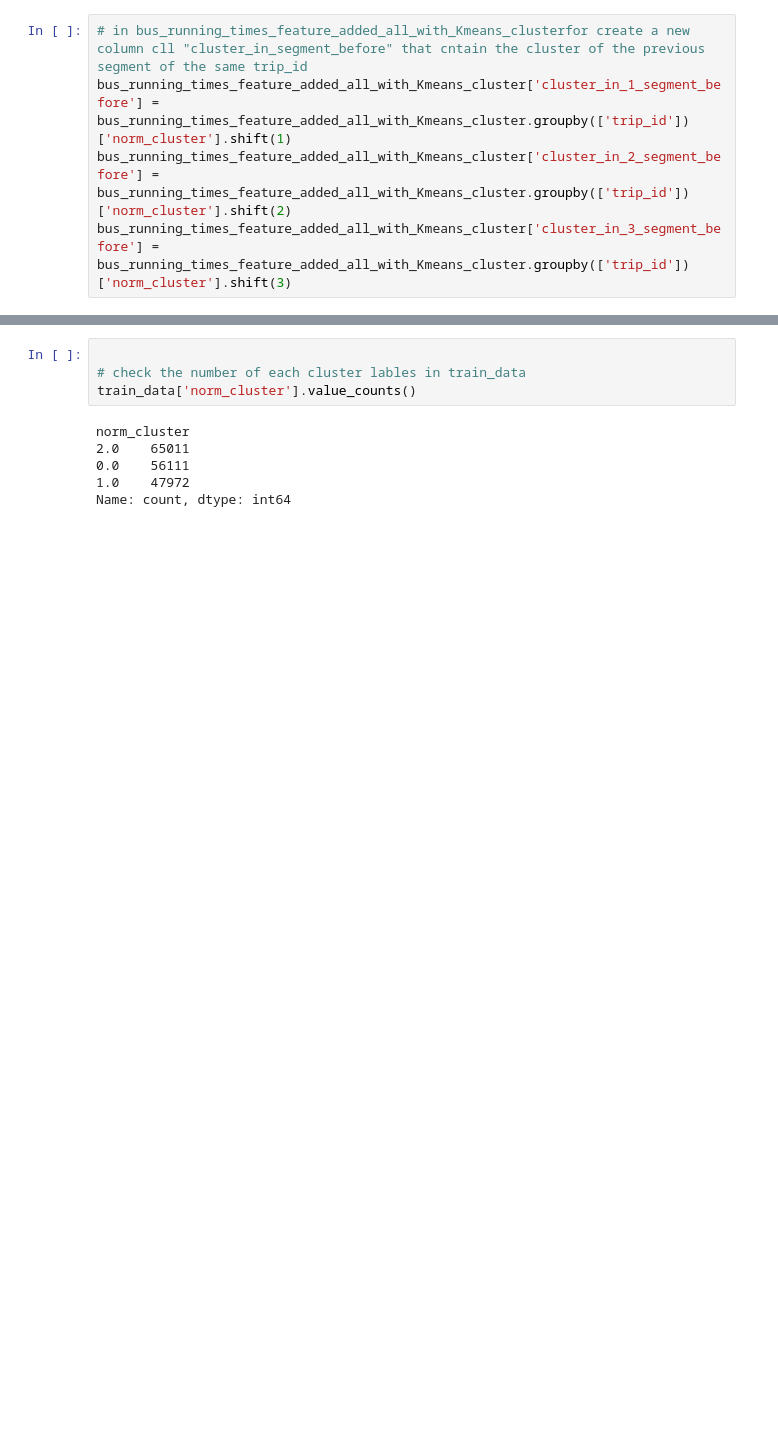
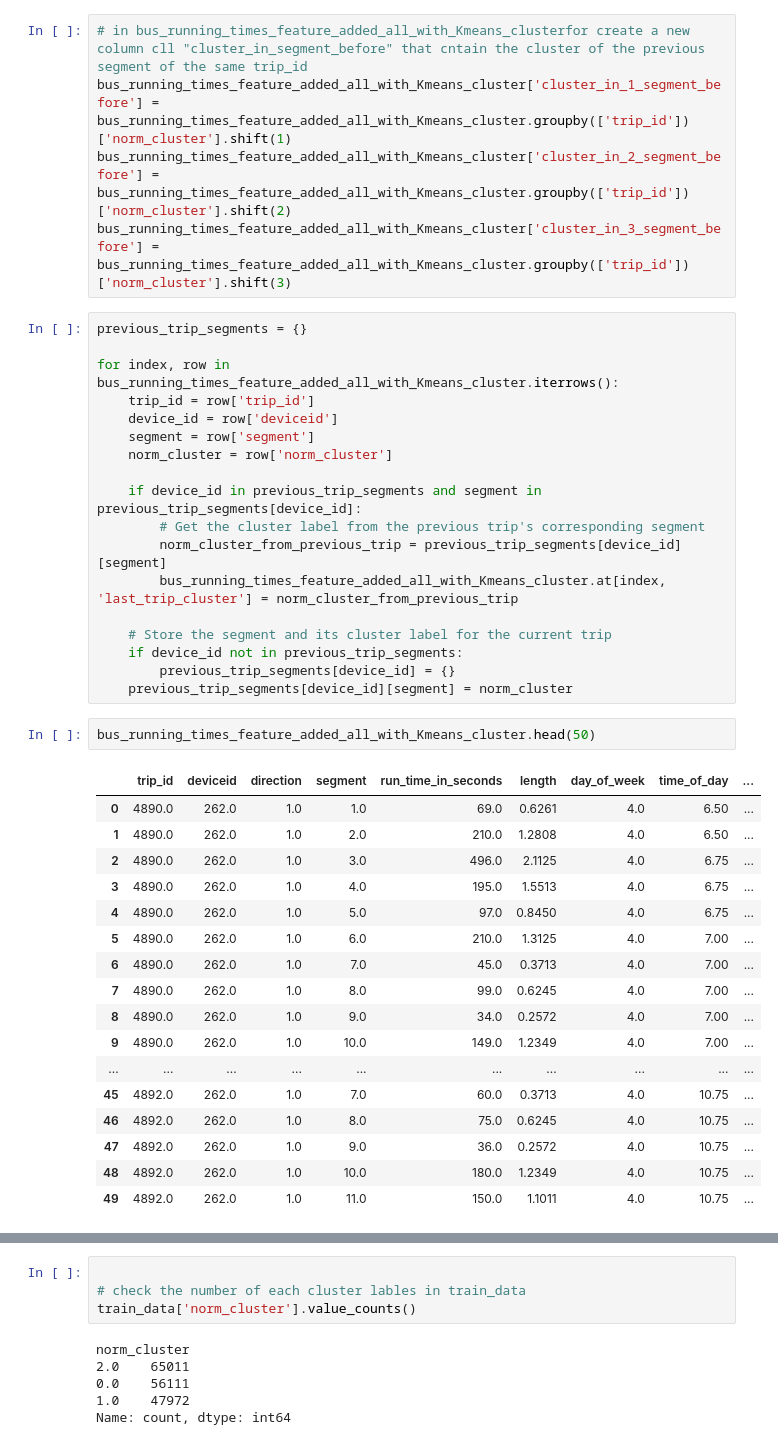
Before and after one commit to Ginushmal/DSE-Project-Bus-Arrival-time-Prediction-GRP29, a Jupyter notebook: New_Aproch/normal cluster from old copy for both dir.ipynb, the cells around one changed output, grey strips where cells are left out. Saved outputs shown, nothing was run; the diff lists cells and outputs as text; blank space fills up the shorter version.

```diff
--- a/New_Aproch/normal cluster from old copy for both dir.ipynb
+++ b/New_Aproch/normal cluster from old copy for both dir.ipynb
@@ -569,3 +585,41 @@ split_date = pd.to_datetime(split_date)
 bus_running_times_feature_added_all_with_Kmeans_cluster['cluster_in_1_segment_before'] = bus_running_times_feature_added_all_with_Kmeans_cluster.groupby(['trip_id'])['norm_cluster'].shift(1)
 bus_running_times_feature_added_all_with_Kmeans_cluster['cluster_in_2_segment_before'] = bus_running_times_feature_added_all_with_Kmeans_cluster.groupby(['trip_id'])['norm_cluster'].shift(2)
 bus_running_times_feature_added_all_with_Kmeans_cluster['cluster_in_3_segment_before'] = bus_running_times_feature_added_all_with_Kmeans_cluster.groupby(['trip_id'])['norm_cluster'].shift(3)
+# %%
+previous_trip_segments = {}
+
+for index, row in bus_running_times_feature_added_all_with_Kmeans_cluster.iterrows():
+    trip_id = row['trip_id']
+    device_id = row['deviceid']
+    segment = row['segment']
+    norm_cluster = row['norm_cluster']
+
+    if device_id in previous_trip_segments and segment in previous_trip_segments[device_id]:
+        # Get the cluster label from the previous trip's corresponding segment
+        norm_cluster_from_previous_trip = previous_trip_segments[device_id][segment]
+        bus_running_times_feature_added_all_with_Kmeans_cluster.at[index, 'last_trip_cluster'] = norm_cluster_from_previous_trip
+
+    # Store the segment and its cluster label for the current trip
+    if device_id not in previous_trip_segments:
+        previous_trip_segments[device_id] = {}
+    previous_trip_segments[device_id][segment] = norm_cluster
+# %%
+bus_running_times_feature_added_all_with_Kmeans_cluster.head(50)
+# %% [output]
+|  | trip_id | deviceid | direction | segment | run_time_in_seconds | length | day_of_week | time_of_day | ... |
+| 0 | 4890.0 | 262.0 | 1.0 | 1.0 | 69.0 | 0.6261 | 4.0 | 6.50 | ... |
+| 1 | 4890.0 | 262.0 | 1.0 | 2.0 | 210.0 | 1.2808 | 4.0 | 6.50 | ... |
+| 2 | 4890.0 | 262.0 | 1.0 | 3.0 | 496.0 | 2.1125 | 4.0 | 6.75 | ... |
+| 3 | 4890.0 | 262.0 | 1.0 | 4.0 | 195.0 | 1.5513 | 4.0 | 6.75 | ... |
+| 4 | 4890.0 | 262.0 | 1.0 | 5.0 | 97.0 | 0.8450 | 4.0 | 6.75 | ... |
+| 5 | 4890.0 | 262.0 | 1.0 | 6.0 | 210.0 | 1.3125 | 4.0 | 7.00 | ... |
+| 6 | 4890.0 | 262.0 | 1.0 | 7.0 | 45.0 | 0.3713 | 4.0 | 7.00 | ... |
+| 7 | 4890.0 | 262.0 | 1.0 | 8.0 | 99.0 | 0.6245 | 4.0 | 7.00 | ... |
+| 8 | 4890.0 | 262.0 | 1.0 | 9.0 | 34.0 | 0.2572 | 4.0 | 7.00 | ... |
+| 9 | 4890.0 | 262.0 | 1.0 | 10.0 | 149.0 | 1.2349 | 4.0 | 7.00 | ... |
+| ... | ... | ... | ... | ... | ... | ... | ... | ... | ... |
+| 45 | 4892.0 | 262.0 | 1.0 | 7.0 | 60.0 | 0.3713 | 4.0 | 10.75 | ... |
+| 46 | 4892.0 | 262.0 | 1.0 | 8.0 | 75.0 | 0.6245 | 4.0 | 10.75 | ... |
+| 47 | 4892.0 | 262.0 | 1.0 | 9.0 | 36.0 | 0.2572 | 4.0 | 10.75 | ... |
+| 48 | 4892.0 | 262.0 | 1.0 | 10.0 | 180.0 | 1.2349 | 4.0 | 10.75 | ... |
+| 49 | 4892.0 | 262.0 | 1.0 | 11.0 | 150.0 | 1.1011 | 4.0 | 10.75 | ... |
```
Also changed, not shown: parts of 18 cells of this notebook, 9 other files.
